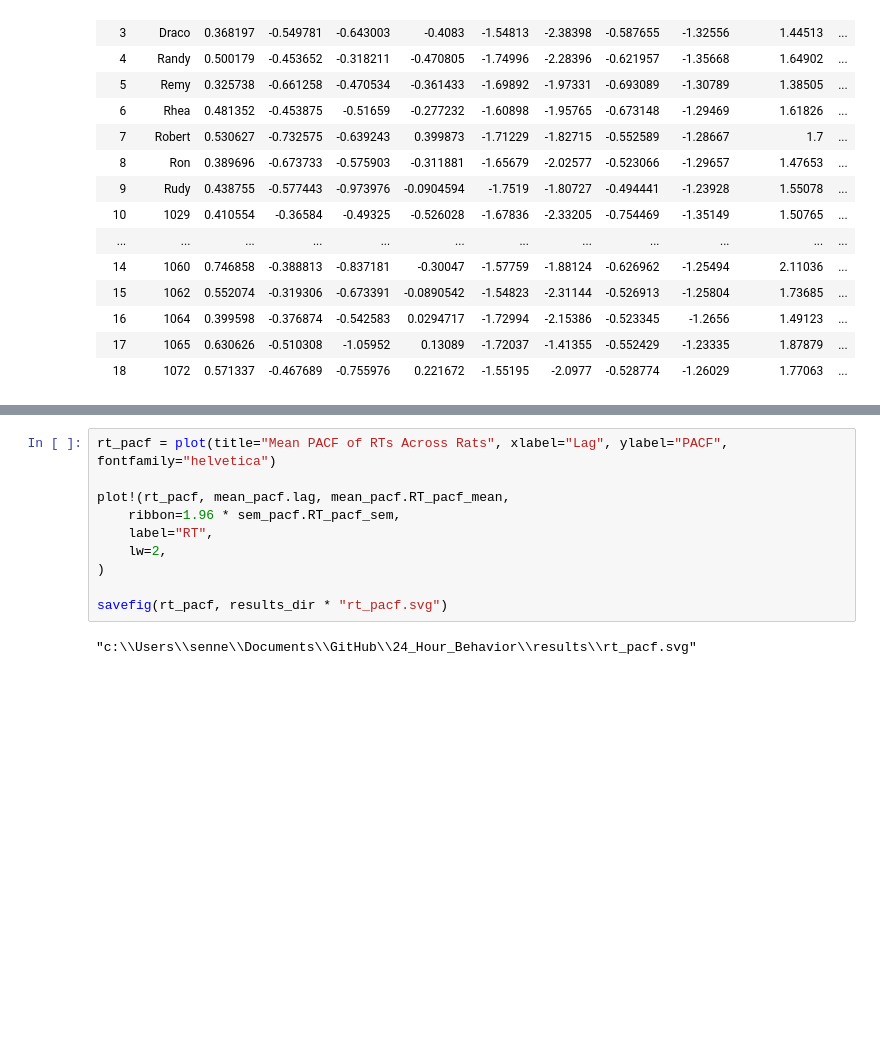
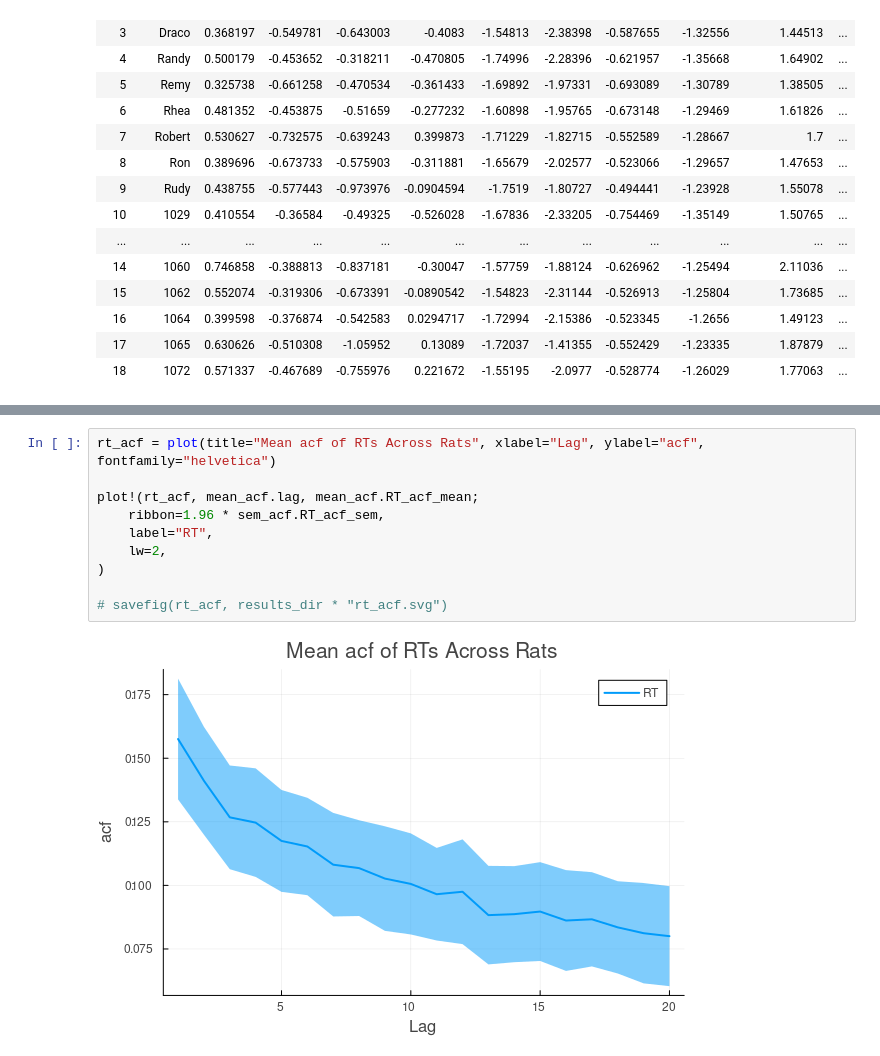
Before and after one commit to depasquale-lab/24_Hour_Behavior, a Jupyter notebook: notebooks/eDDM_posthoc.ipynb, the cells around one changed output, grey strips where cells are left out. Saved outputs shown, nothing was run; the diff lists cells and outputs as text; blank space fills up the shorter version.

```diff
--- a/notebooks/eDDM_posthoc.ipynb
+++ b/notebooks/eDDM_posthoc.ipynb
@@ -217,12 +203,12 @@ sem_pacf = combine(groupby(combined_rt, :lag),
 # %%
-rt_pacf = plot(title="Mean PACF of RTs Across Rats", xlabel="Lag", ylabel="PACF", fontfamily="helvetica")
+rt_acf = plot(title="Mean acf of RTs Across Rats", xlabel="Lag", ylabel="acf", fontfamily="helvetica")
 
-plot!(rt_pacf, mean_pacf.lag, mean_pacf.RT_pacf_mean,
-    ribbon=1.96 * sem_pacf.RT_pacf_sem,
+plot!(rt_acf, mean_acf.lag, mean_acf.RT_acf_mean;
+    ribbon=1.96 * sem_acf.RT_acf_sem,
     label="RT",
     lw=2,
 )
 
-savefig(rt_pacf, results_dir * "rt_pacf.svg")
+# savefig(rt_acf, results_dir * "rt_acf.svg")
 # %% [output]
-"c:\\Users\\senne\\Documents\\GitHub\\24_Hour_Behavior\\results\\rt_pacf.svg"
+[figure, added]
```
Also changed, not shown: parts of 8 cells of this notebook, 23 other files.
